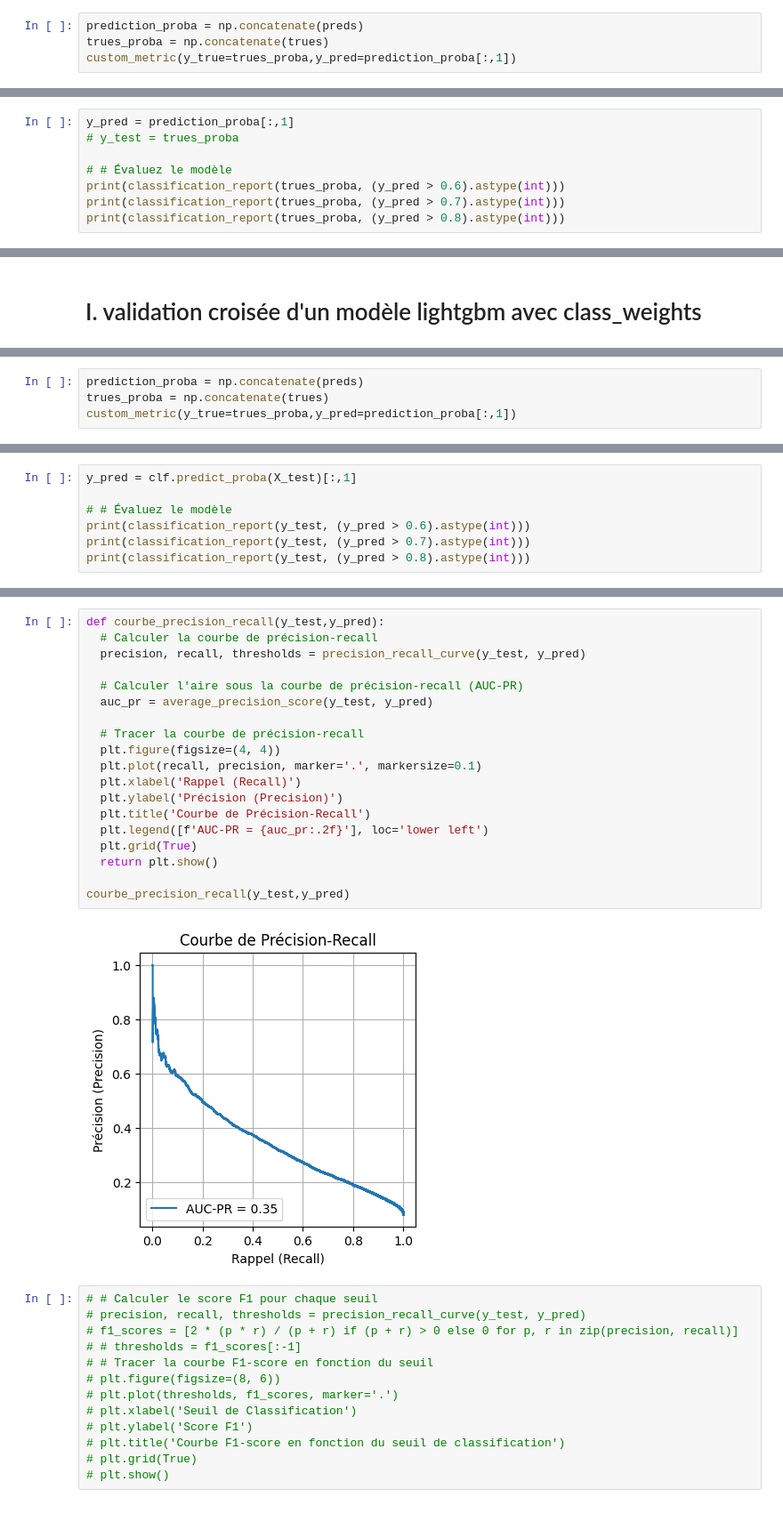
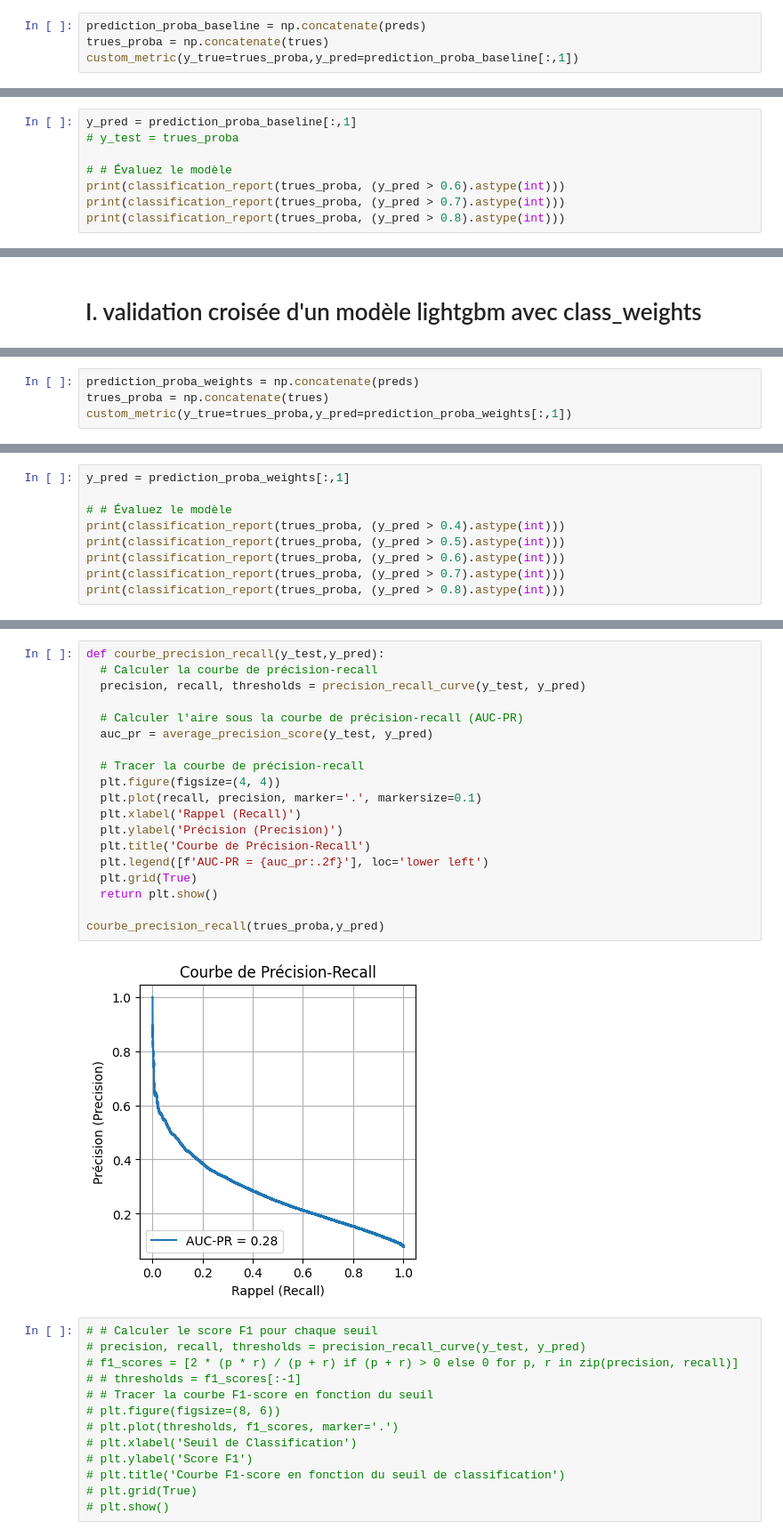
Before and after one commit to ArhurK/P7_Data_Scientist_implentez_un_modele_de_scoring, a Jupyter notebook: P7_Data_Scientist_Scoring.ipynb, the cells around one changed output, grey strips where cells are left out. Shown at 89% size. Saved outputs shown, nothing was run; the diff lists cells and outputs as text.

```diff
--- a/P7_Data_Scientist_Scoring.ipynb
+++ b/P7_Data_Scientist_Scoring.ipynb
@@ -733,7 +794,7 @@ Score de validation pour le pli 4: 0.9213346124453261
 Score de validation pour le pli 5: 0.9197248825222354
 Moyenne des scores de validation sur les 5 plis : 0.9199627952209284
 # %%
-prediction_proba = np.concatenate(preds)
+prediction_proba_baseline = np.concatenate(preds)
 trues_proba = np.concatenate(trues)
-custom_metric(y_true=trues_proba,y_pred=prediction_proba[:,1])
+custom_metric(y_true=trues_proba,y_pred=prediction_proba_baseline[:,1])
 # %% [output]
@@ -756,5 +817,5 @@ matrice_conf_plot(y_test = trues_proba, y_pred = prediction_proba, seuil = .5)
 # %%
-y_pred = prediction_proba[:,1]
+y_pred = prediction_proba_baseline[:,1]
 # y_test = trues_proba
 
 # # Évaluez le modèle
@@ -855,6 +916,6 @@ Score de validation pour le pli 4: 0.7321506967366385
 Score de validation pour le pli 5: 0.7322482561259166
 Moyenne des scores de validation sur les 5 plis : 0.7321036567152168
 # %%
-prediction_proba = np.concatenate(preds)
+prediction_proba_weights = np.concatenate(preds)
 trues_proba = np.concatenate(trues)
-custom_metric(y_true=trues_proba,y_pred=prediction_proba[:,1])
+custom_metric(y_true=trues_proba,y_pred=prediction_proba_weights[:,1])
@@ -865,10 +934,12 @@ custom_metric(y_true=trues_proba,y_pred=prediction_proba[:,1])
 # %%
-y_pred = clf.predict_proba(X_test)[:,1]
+y_pred = prediction_proba_weights[:,1]
 
 # # Évaluez le modèle
-print(classification_report(y_test, (y_pred > 0.6).astype(int)))
-print(classification_report(y_test, (y_pred > 0.7).astype(int)))
-print(classification_report(y_test, (y_pred > 0.8).astype(int)))
+print(classification_report(trues_proba, (y_pred > 0.4).astype(int)))
+print(classification_report(trues_proba, (y_pred > 0.5).astype(int)))
+print(classification_report(trues_proba, (y_pred > 0.6).astype(int)))
+print(classification_report(trues_proba, (y_pred > 0.7).astype(int)))
+print(classification_report(trues_proba, (y_pred > 0.8).astype(int)))
 # %% [output]
               precision    recall  f1-score   support
 
@@ -890,24 +961,24 @@ weighted avg       0.90      0.92      0.90     61502
 # %%
 def courbe_precision_recall(y_test,y_pred):
   # Calculer la courbe de précision-recall
   precision, recall, thresholds = precision_recall_curve(y_test, y_pred)
 
   # Calculer l'aire sous la courbe de précision-recall (AUC-PR)
   auc_pr = average_precision_score(y_test, y_pred)
 
   # Tracer la courbe de précision-recall
   plt.figure(figsize=(4, 4))
   plt.plot(recall, precision, marker='.', markersize=0.1)
   plt.xlabel('Rappel (Recall)')
   plt.ylabel('Précision (Precision)')
   plt.title('Courbe de Précision-Recall')
   plt.legend([f'AUC-PR = {auc_pr:.2f}'], loc='lower left')
   plt.grid(True)
   return plt.show()
 
-courbe_precision_recall(y_test,y_pred)
+courbe_precision_recall(trues_proba,y_pred)
 # %% [output]
-[figure, old version]
+[figure, new version]
 # %%
 # # Calculer le score F1 pour chaque seuil
 # precision, recall, thresholds = precision_recall_curve(y_test, y_pred)
```
Also changed, not shown: parts of 34 cells of this notebook.
